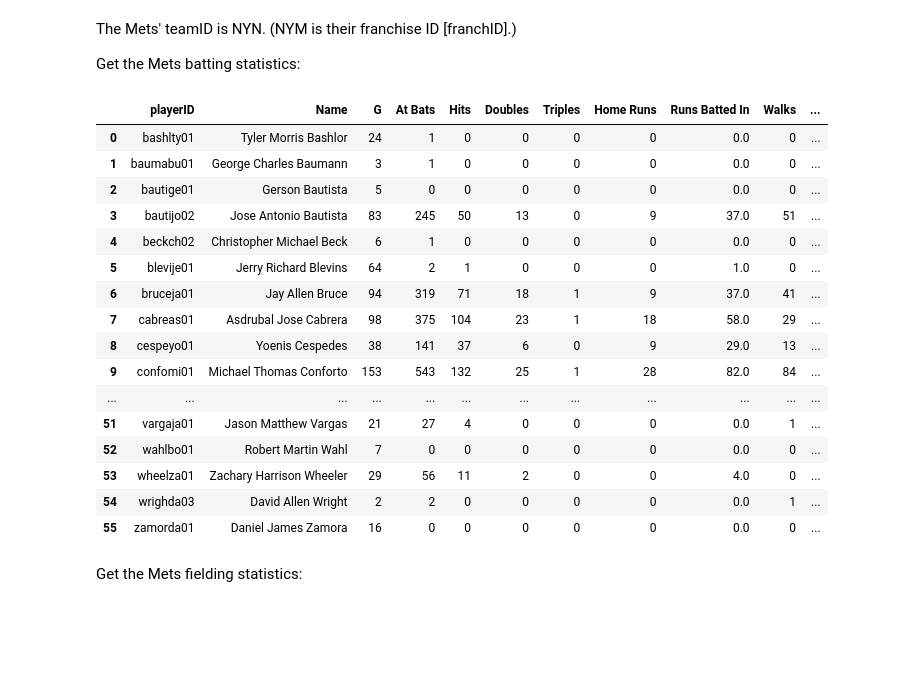
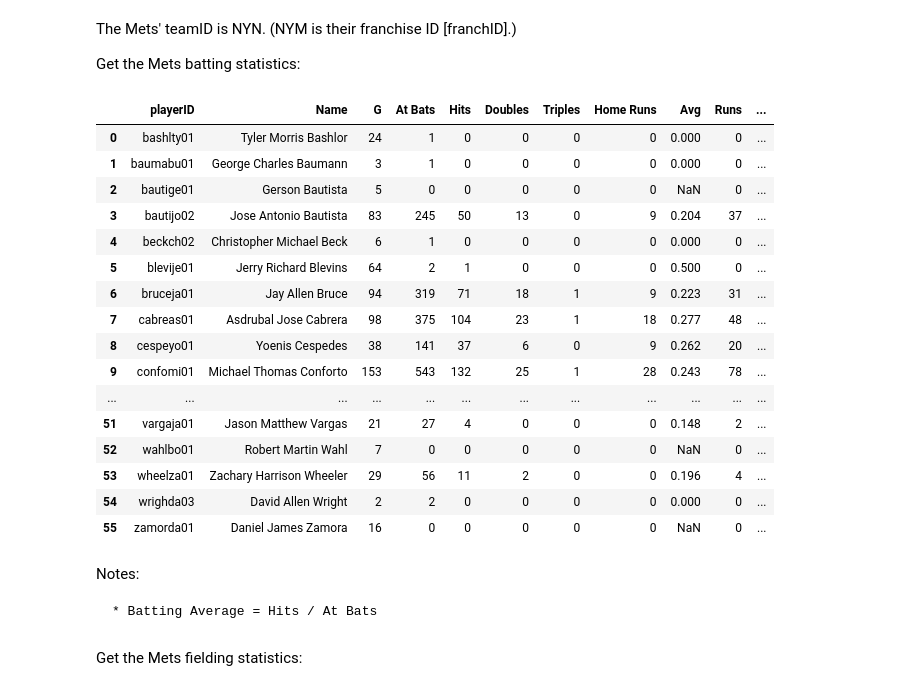
Before and after one commit to robertfg/python-class-project, a Jupyter notebook: python-class-project.ipynb, the cells around one changed output. Saved outputs shown, nothing was run; the diff lists cells and outputs as text; code cells hidden in the pictures; blank space fills up the shorter version.

```diff
--- a/python-class-project.ipynb
+++ b/python-class-project.ipynb
@@ -155,32 +155,37 @@ The Mets' teamID is NYN.  (NYM is their franchise ID [franchID].)
 
 Get the Mets batting statistics:
 # %%
-Mets_Batting = pd.read_sql_query("""SELECT bat.playerID, nameGiven || ' ' || nameLast AS Name,
+mets_batting = pd.read_sql_query("""SELECT bat.playerID, nameGiven || ' ' || nameLast AS Name,
                                 G, AB AS "At Bats", H AS Hits, "2B" AS Doubles, "3B" AS Triples, HR AS "Home Runs",
+                                ROUND(CAST(H AS FLOAT)/AB, 3) AS Avg, R AS Runs,
                                 RBI AS "Runs Batted In", BB AS Walks, IBB AS "Intentional Walks", HBP AS "Hit By Pitch",
                                 SO AS Strikeouts, SH AS Bunts, SF AS "Sac Flies"
                                 FROM batting bat
                                 JOIN players pla ON pla.playerID = bat.playerID
                                 WHERE yearID=2018 AND teamID='NYN'""", baseballdb)
-Mets_Batting
+mets_batting
 # %% [output]
-|  | playerID | Name | G | At Bats | Hits | Doubles | Triples | Home Runs | Runs Batted In | Walks | ... |
-| 0 | bashlty01 | Tyler Morris Bashlor | 24 | 1 | 0 | 0 | 0 | 0 | 0.0 | 0 | ... |
-| 1 | baumabu01 | George Charles Baumann | 3 | 1 | 0 | 0 | 0 | 0 | 0.0 | 0 | ... |
-| 2 | bautige01 | Gerson Bautista | 5 | 0 | 0 | 0 | 0 | 0 | 0.0 | 0 | ... |
-| 3 | bautijo02 | Jose Antonio Bautista | 83 | 245 | 50 | 13 | 0 | 9 | 37.0 | 51 | ... |
-| 4 | beckch02 | Christopher Michael Beck | 6 | 1 | 0 | 0 | 0 | 0 | 0.0 | 0 | ... |
-| 5 | blevije01 | Jerry Richard Blevins | 64 | 2 | 1 | 0 | 0 | 0 | 1.0 | 0 | ... |
-| 6 | bruceja01 | Jay Allen Bruce | 94 | 319 | 71 | 18 | 1 | 9 | 37.0 | 41 | ... |
-| 7 | cabreas01 | Asdrubal Jose Cabrera | 98 | 375 | 104 | 23 | 1 | 18 | 58.0 | 29 | ... |
-| 8 | cespeyo01 | Yoenis Cespedes | 38 | 141 | 37 | 6 | 0 | 9 | 29.0 | 13 | ... |
-| 9 | confomi01 | Michael Thomas Conforto | 153 | 543 | 132 | 25 | 1 | 28 | 82.0 | 84 | ... |
+|  | playerID | Name | G | At Bats | Hits | Doubles | Triples | Home Runs | Avg | Runs | ... |
+| 0 | bashlty01 | Tyler Morris Bashlor | 24 | 1 | 0 | 0 | 0 | 0 | 0.000 | 0 | ... |
+| 1 | baumabu01 | George Charles Baumann | 3 | 1 | 0 | 0 | 0 | 0 | 0.000 | 0 | ... |
+| 2 | bautige01 | Gerson Bautista | 5 | 0 | 0 | 0 | 0 | 0 | NaN | 0 | ... |
+| 3 | bautijo02 | Jose Antonio Bautista | 83 | 245 | 50 | 13 | 0 | 9 | 0.204 | 37 | ... |
+| 4 | beckch02 | Christopher Michael Beck | 6 | 1 | 0 | 0 | 0 | 0 | 0.000 | 0 | ... |
+| 5 | blevije01 | Jerry Richard Blevins | 64 | 2 | 1 | 0 | 0 | 0 | 0.500 | 0 | ... |
+| 6 | bruceja01 | Jay Allen Bruce | 94 | 319 | 71 | 18 | 1 | 9 | 0.223 | 31 | ... |
+| 7 | cabreas01 | Asdrubal Jose Cabrera | 98 | 375 | 104 | 23 | 1 | 18 | 0.277 | 48 | ... |
+| 8 | cespeyo01 | Yoenis Cespedes | 38 | 141 | 37 | 6 | 0 | 9 | 0.262 | 20 | ... |
+| 9 | confomi01 | Michael Thomas Conforto | 153 | 543 | 132 | 25 | 1 | 28 | 0.243 | 78 | ... |
 | ... | ... | ... | ... | ... | ... | ... | ... | ... | ... | ... | ... |
-| 51 | vargaja01 | Jason Matthew Vargas | 21 | 27 | 4 | 0 | 0 | 0 | 0.0 | 1 | ... |
-| 52 | wahlbo01 | Robert Martin Wahl | 7 | 0 | 0 | 0 | 0 | 0 | 0.0 | 0 | ... |
-| 53 | wheelza01 | Zachary Harrison Wheeler | 29 | 56 | 11 | 2 | 0 | 0 | 4.0 | 0 | ... |
-| 54 | wrighda03 | David Allen Wright | 2 | 2 | 0 | 0 | 0 | 0 | 0.0 | 1 | ... |
-| 55 | zamorda01 | Daniel James Zamora | 16 | 0 | 0 | 0 | 0 | 0 | 0.0 | 0 | ... |
+| 51 | vargaja01 | Jason Matthew Vargas | 21 | 27 | 4 | 0 | 0 | 0 | 0.148 | 2 | ... |
+| 52 | wahlbo01 | Robert Martin Wahl | 7 | 0 | 0 | 0 | 0 | 0 | NaN | 0 | ... |
+| 53 | wheelza01 | Zachary Harrison Wheeler | 29 | 56 | 11 | 2 | 0 | 0 | 0.196 | 4 | ... |
+| 54 | wrighda03 | David Allen Wright | 2 | 2 | 0 | 0 | 0 | 0 | 0.000 | 0 | ... |
+| 55 | zamorda01 | Daniel James Zamora | 16 | 0 | 0 | 0 | 0 | 0 | NaN | 0 | ... |
+# %% [markdown]
+Notes:
+
+    * Batting Average = Hits / At Bats
 # %% [markdown]
 Get the Mets fielding statistics:
 # %%
```
Also changed, not shown: parts of 18 cells of this notebook.
